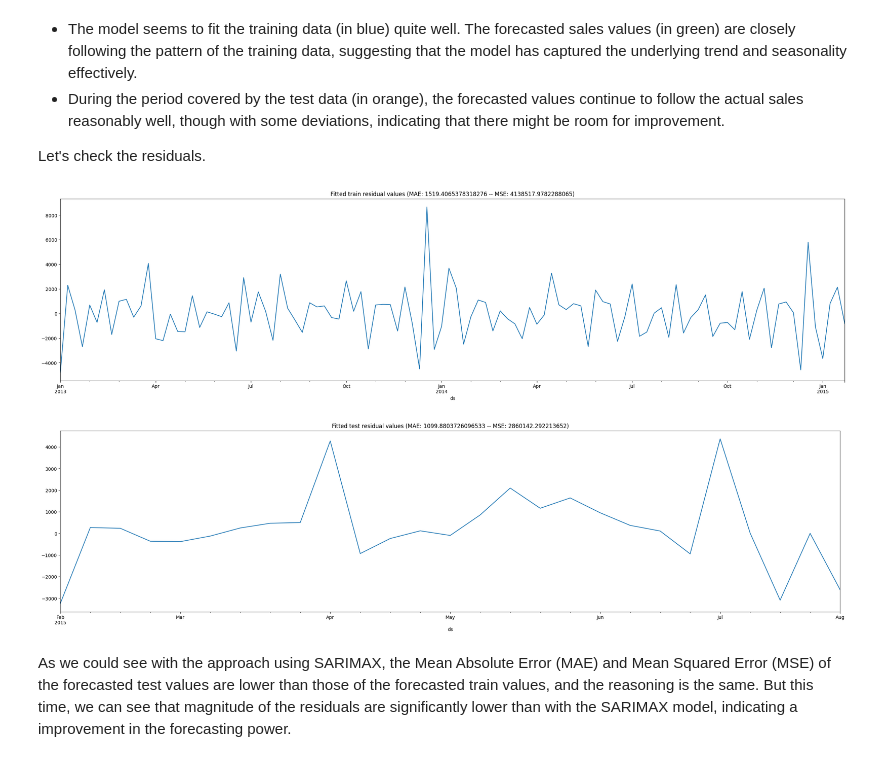
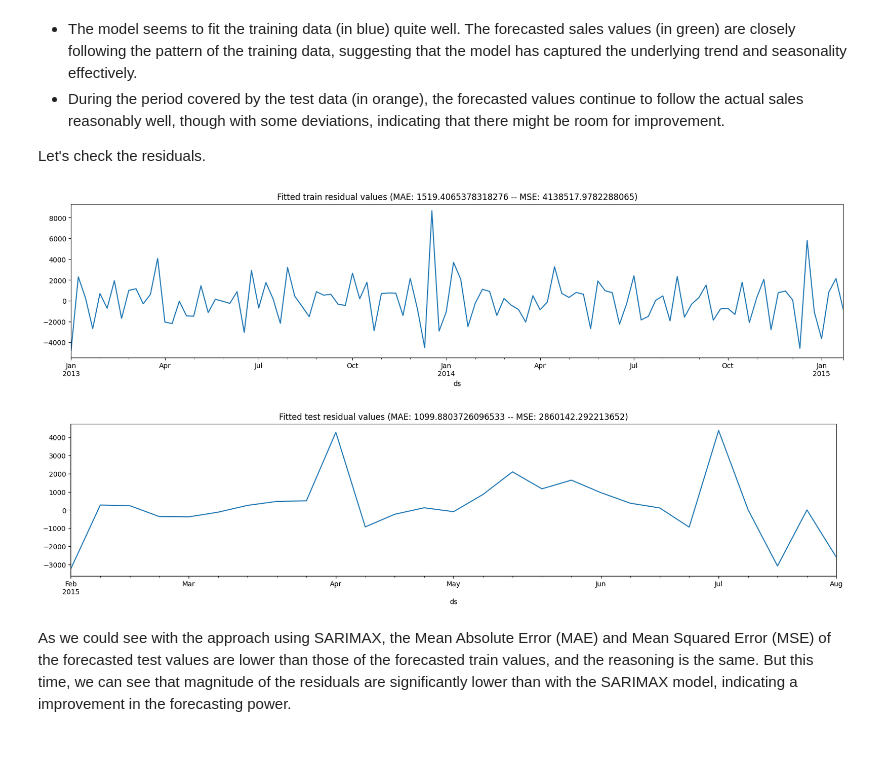
Before and after one commit to TheCamilovisk/RossmannSalesForecasting, a Jupyter notebook: 02 - Prophet_model.ipynb, the cells around one changed output. Saved outputs shown, nothing was run; the diff lists cells and outputs as text; code cells hidden in the pictures.

```diff
--- a/02 - Prophet_model.ipynb
+++ b/02 - Prophet_model.ipynb
@@ -285,10 +285,12 @@ For our case, the plot generated by the `plot_components` function from Prophet
 
 Now let's compare the forecasted values with the original train and test data.
 # %%
-ax = train_df.set_index("ds")["y"].plot(label="Training sales data", kind="line", figsize=(30, 7))
+ax = train_df.set_index("ds")["y"].plot(label="Training sales data", kind="line", figsize=(20, 4))
 test_df.set_index("ds")["y"].plot(label="Test sales data", kind="line", ax=ax)
 
-forecast.set_index("ds")["yhat"].plot(label="Forecasted sales values", kind="line", ax=ax)
+forecast.set_index("ds")["yhat"].plot(label="Forecasted sales values", kind="line", ax=ax)30, 7
 
+plt.xlabel("Date")
+plt.ylabel("Weekly Sales")
 plt.legend();
 # %% [output]
@@ -301,25 +303,25 @@ Let's check the residuals.
 # %%
 forecasted_train_df = forecast.iloc[:-test_len].set_index("ds", drop=True)
 train_sales = train_df.set_index("ds", drop=True)["y"]
 train_residuals = train_sales - forecasted_train_df["yhat"]
 train_mae = mean_absolute_error(train_sales, forecasted_train_df["yhat"])
 train_mse = mean_squared_error(train_sales, forecasted_train_df["yhat"])
 
 forecasted_test_df = forecast.iloc[-test_len:].set_index("ds", drop=True)
 test_sales = test_df.set_index("ds", drop=True)["y"]
 test_residuals = test_sales - forecasted_test_df["yhat"]
 test_mae = mean_absolute_error(test_sales, forecasted_test_df["yhat"])
 test_mse = mean_squared_error(test_sales, forecasted_test_df["yhat"])
 
 plt.figure()
 plt.title(f"Fitted train residual values (MAE: {train_mae} -- MSE: {train_mse})")
-train_residuals.plot(label="Fitted train residual values", kind="line", figsize=(30, 7));
+train_residuals.plot(label="Fitted train residual values", kind="line", figsize=(20, 4));
 
 plt.figure()
 plt.title(f"Fitted test residual values (MAE: {test_mae} -- MSE: {test_mse})")
-test_residuals.plot(label="Fitted test residual values", kind="line", figsize=(30, 7));
+test_residuals.plot(label="Fitted test residual values", kind="line", figsize=(20, 4));
 # %% [output]
-[figure, old version]
+[figure, new version]
-[figure, old version]
+[figure, new version]
 # %% [markdown]
 As we could see with the approach using SARIMAX, the Mean Absolute Error (MAE) and Mean Squared Error (MSE) of the forecasted test values are lower than those of the forecasted train values, and the reasoning is the same. But this time, we can see that magnitude of the residuals are significantly lower than with the SARIMAX model, indicating a improvement in the forecasting power.
```
Also changed, not shown: parts of 5 cells of this notebook.
